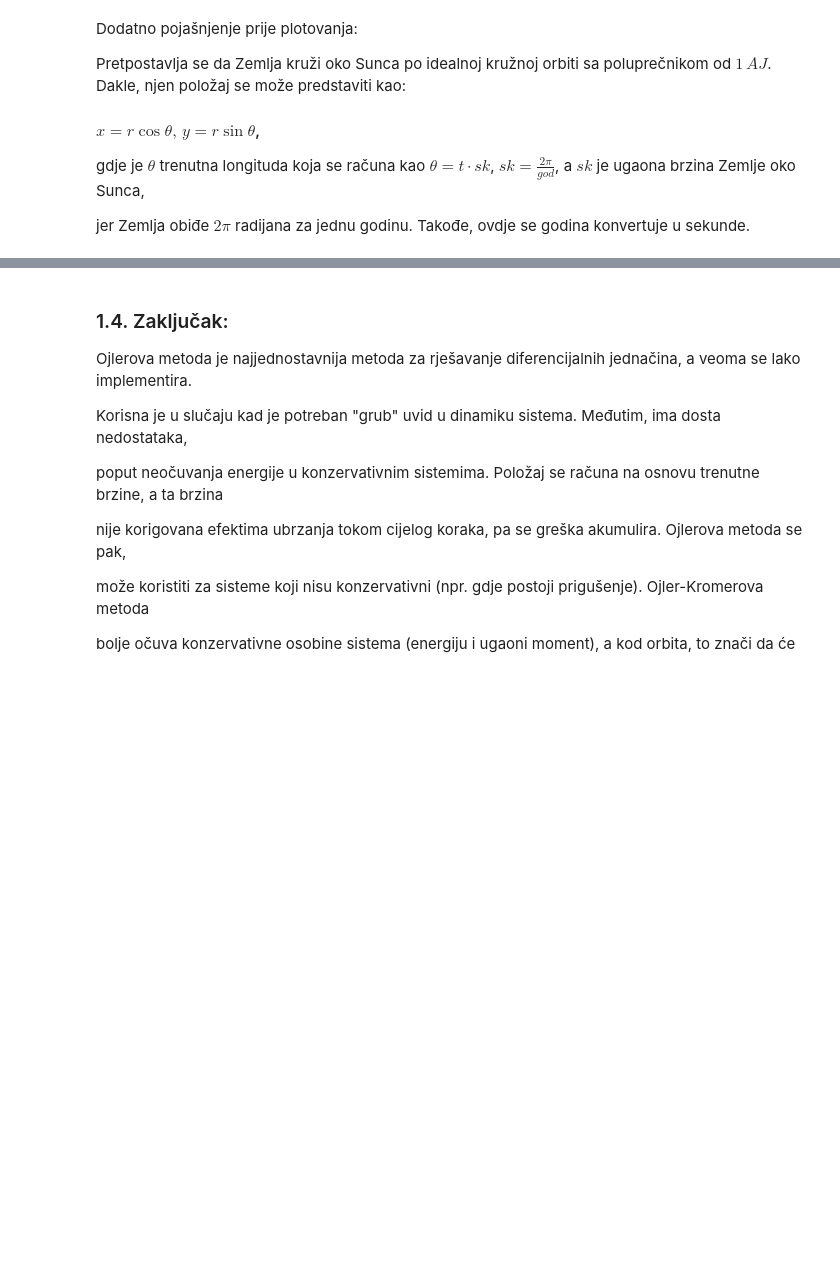
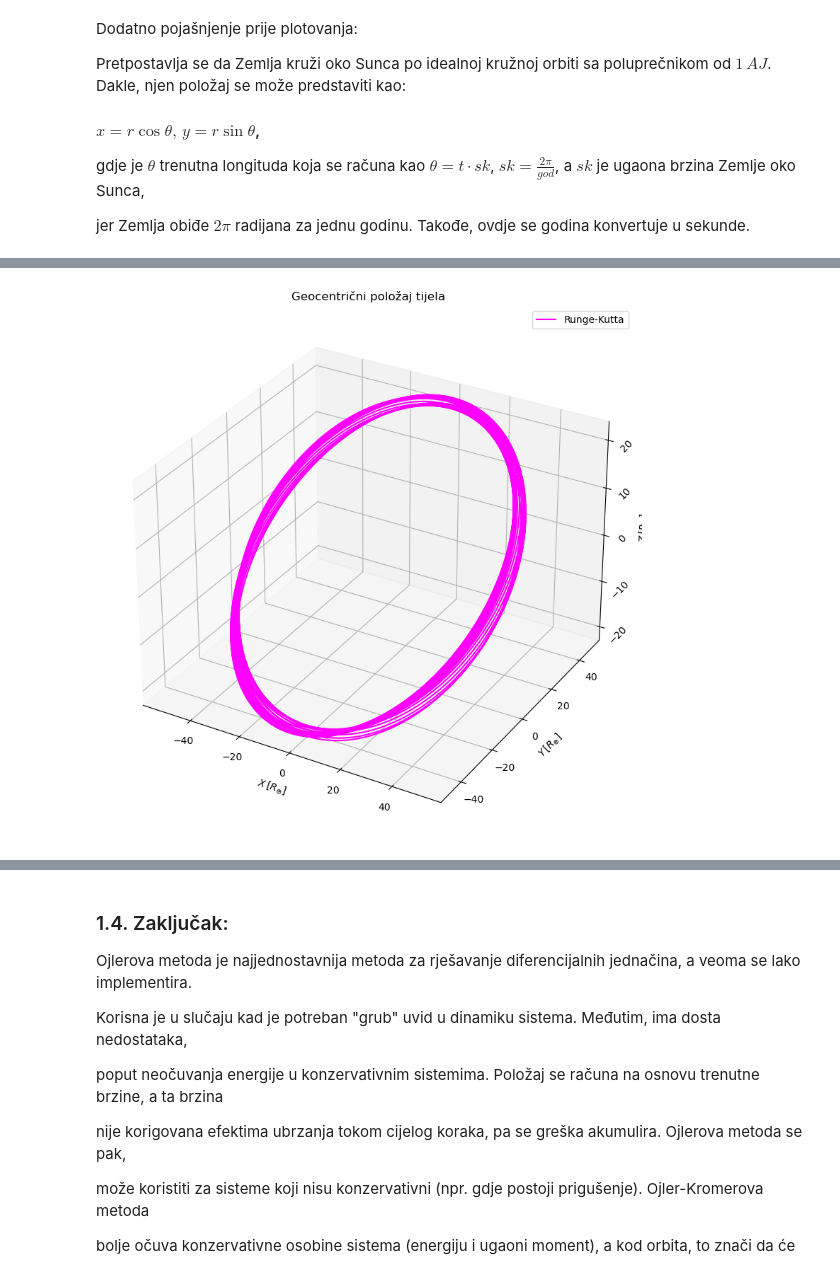
Before and after one commit to zorzeus/Numericke-metode-u-astronomiji, a Jupyter notebook: nma_07.ipynb, the cells around one changed output, grey strips where cells are left out. Cells and saved outputs as stored; diff of their text form; code cells hidden in the pictures; blank space fills up the shorter version.

```diff
--- a/nma_07.ipynb
+++ b/nma_07.ipynb
@@ -191,15 +189,14 @@ Mz = 5.972e24 # masa Zemlje
 gama = 6.67e-11 # gravitaciona konstanta
 r0z = 6.378e6  # poluprečnik Zemlje
 v_zemlja = 2 * np.pi * au2m(1.) / (365.25 * 86400) # brzina Zemlje
-
 v0 = 1e3 # početna brzina u odnosu na Zemlju
 
 x_hc = [au2m(1.) + 50 * r0z] # 50 Zemljinih poluprečnika od Zemlje
 y_hc = [0]
 z_hc = [0]
 vx_hc = 0
-vy_hc = v_zemlja+v0 # heliocentrična brzina tijela
-vz_hc = 0
+vy_hc = v_zemlja + v0 # heliocentrična brzina tijela
+vz_hc = v0/2
 
 print(x_hc)
 # %% [output]
@@ -265,21 +269,3 @@ Pretpostavlja se da Zemlja kruži oko Sunca po idealnoj kružnoj orbiti sa polup
 gdje je $\theta$ trenutna longituda koja se računa kao $\theta=t\cdot sk$, $sk=\frac{2\pi}{god}$, a $sk$ je ugaona brzina Zemlje oko Sunca,
 
 jer Zemlja obiđe $2\pi$ radijana za jednu godinu. Takođe, ovdje se godina konvertuje u sekunde.
-# %%
-fig = plt.figure(figsize=(12, 8))
-ax = fig.add_subplot(111, projection='3d')
-
-ax.plot(x_gc/r0z,y_gc/r0z,z_gc/r0z, color='g', label='Ojler-Kromer')
-ax.set_xlabel(r'$X\,[R_{\oplus}]$')
-ax.set_ylabel(r'$Y\,[R_{\oplus}]$')
-ax.set_zlabel(r'$Z\,[R_{\oplus}]$')
-
-ax.set_xlim(-50, 50)
-ax.set_ylim(-50, 50)
-ax.set_zlim(-0.1, 0.1)
-
-ax.zaxis.set_tick_params(labelsize=10, labelrotation=45)
-plt.tight_layout()
-plt.title('Geocentrični položaj tijela')
-plt.legend()
-plt.show()
@@ -287,0 +480,18 @@ plt.show()
+# %%
+fig = plt.figure(figsize=(10, 8))
+ax = fig.add_subplot(111, projection='3d')
+
+ax.plot(np.array(x_rk)/r0z, np.array(y_rk)/r0z, np.array(z_rk)/r0z, color='magenta',
+        label='Runge-Kutta')
+
+ax.zaxis.set_tick_params(labelsize=10, labelrotation=45)
+ax.set_xlabel(r'$X\,[R_{\oplus}]$')
+ax.set_ylabel(r'$Y\,[R_{\oplus}]$')
+ax.set_zlabel(r'$Z\,[R_{\oplus}]$')
+plt.title('Geocentrični položaj tijela')
+
+plt.tight_layout()
+plt.legend()
+plt.show()
+# %% [output]
+[figure, added]
```
Also changed, not shown: parts of 18 cells of this notebook.
